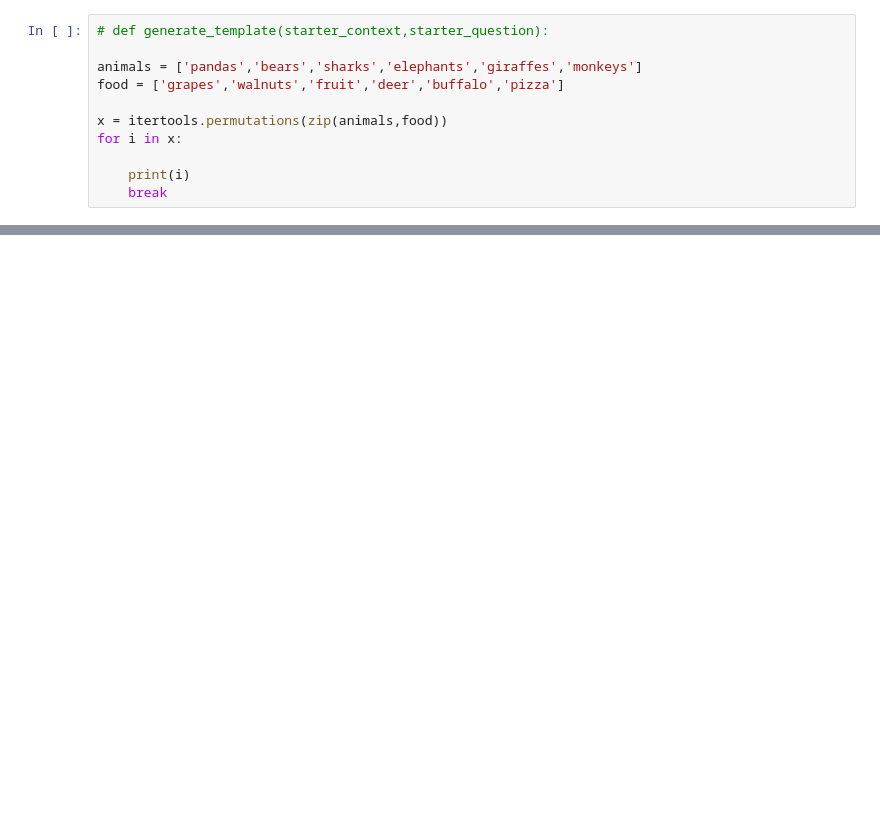
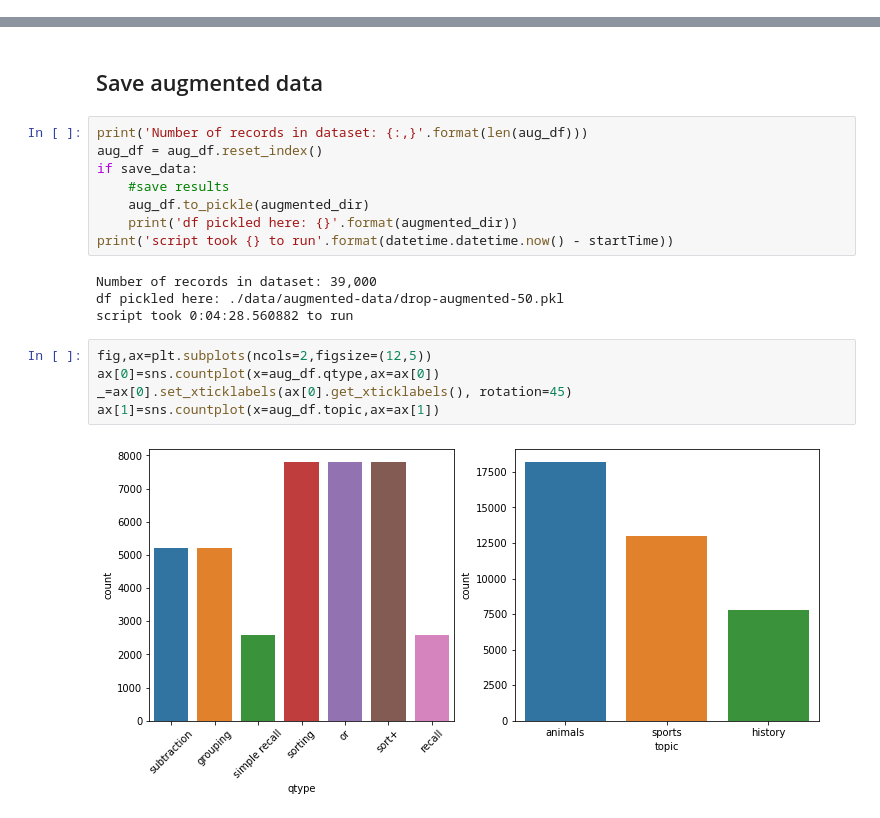
Before and after one commit to omarkapur-mids/Exploring-Data-Augmentation-for-QA-with-T5, a Jupyter notebook: DROP/DataGeneration.ipynb, the cells around one changed output, grey strips where cells are left out. Cells and saved outputs as stored; diff of their text form; blank space fills up the shorter version.

Commit message:
added some comments, formatting

```diff
--- a/DROP/DataGeneration.ipynb
+++ b/DROP/DataGeneration.ipynb
@@ -178,11 +0,0 @@ SyntaxError: f-string: empty expression not allowed (3444599112.py, line 1)
-# %%
-# def generate_template(starter_context,starter_question):
-
-animals = ['pandas','bears','sharks','elephants','giraffes','monkeys']
-food = ['grapes','walnuts','fruit','deer','buffalo','pizza']
-
-x = itertools.permutations(zip(animals,food))
-for i in x:
-
-    print(i)
-    break
@@ -196,0 +1194,21 @@ Exception: Error: key "animal" not in items or lexicons
+# %% [markdown]
+## Save augmented data
+# %%
+print('Number of records in dataset: {:,}'.format(len(aug_df)))
+aug_df = aug_df.reset_index()
+if save_data:
+    #save results
+    aug_df.to_pickle(augmented_dir)
+    print('df pickled here: {}'.format(augmented_dir))
+print('script took {} to run'.format(datetime.datetime.now() - startTime))
+# %% [output]
+Number of records in dataset: 39,000
+df pickled here: ./data/augmented-data/drop-augmented-50.pkl
+script took 0:04:28.560882 to run
+# %%
+fig,ax=plt.subplots(ncols=2,figsize=(12,5))
+ax[0]=sns.countplot(x=aug_df.qtype,ax=ax[0])
+_=ax[0].set_xticklabels(ax[0].get_xticklabels(), rotation=45)
+ax[1]=sns.countplot(x=aug_df.topic,ax=ax[1])
+# %% [output]
+[figure, added]
```
Also changed, not shown: parts of 51 cells of this notebook, 3 other files.
